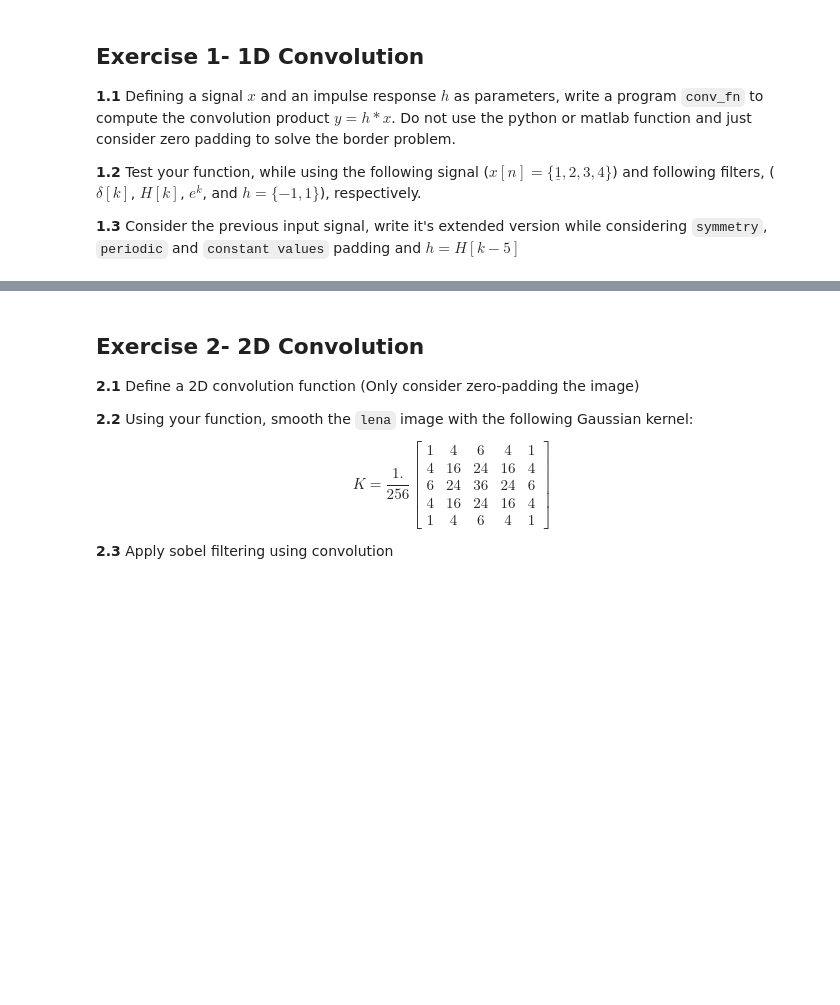
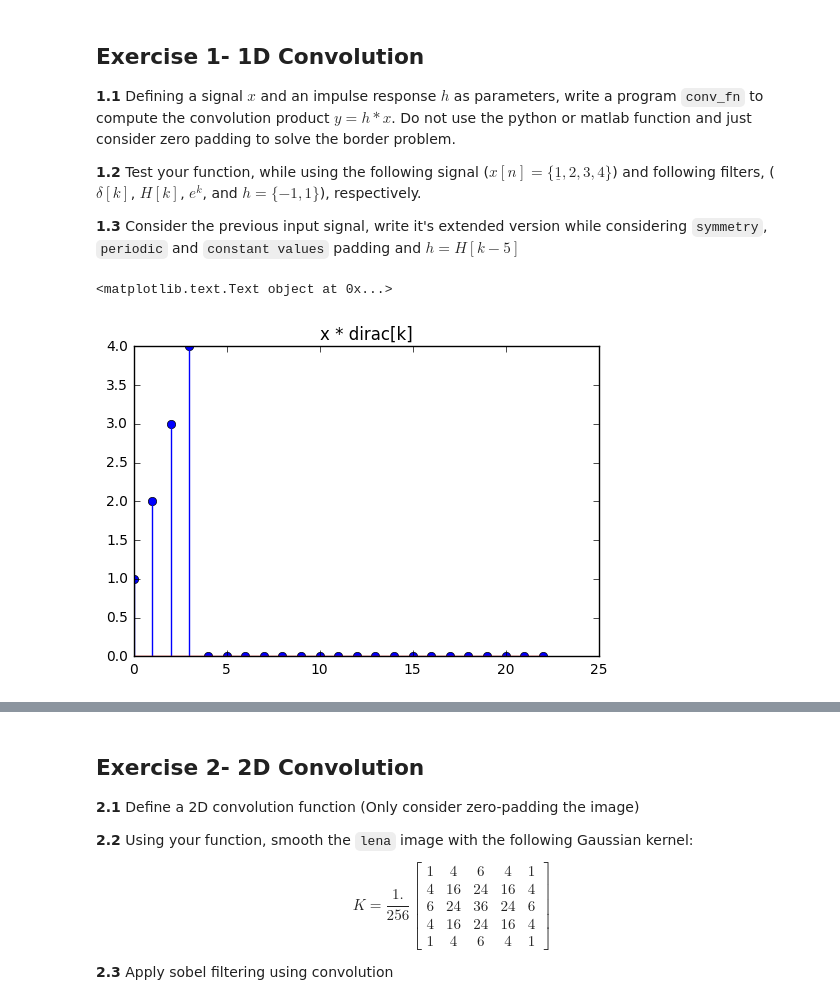
Before and after one commit to gopi231091/DSP-TP-1617, a Jupyter notebook: Lab3/python/Lab3.ipynb, the cells around one changed output, grey strips where cells are left out. Saved outputs shown, nothing was run; the diff lists cells and outputs as text; code cells hidden in the pictures; blank space fills up the shorter version.

```diff
--- a/Lab3/python/Lab3.ipynb
+++ b/Lab3/python/Lab3.ipynb
@@ -26,17 +26,35 @@ Pretty printing has been turned ON
 **1.3** Consider the previous input signal, write it's extended version while considering `symmetry`, `periodic` and `constant values` padding and $h = H[k-5]$
 # %%
 def conv_fn(x,h):
-    max1 = len(x) + len(h) + 1
-    y = np.zeros(len(h))
+    max1 = len(x) + len(h) - 1  # max length of linear convolution
+    y = np.zeros(len(h)-1)
     y= np.append(y,x)
-    y = np.append(y,np.zeros(len(h)))
+    y = np.append(y,np.zeros(len(h)-1)) # zero padding
     output = np.zeros(max1)
 
-    hf = h[::-1]
+    hf = h[::-1]  #inverting signal
 
     for idx in range(max1):
         for i_idx in range(len(h)):
-            output[idx] = np.sum(hf[i_idx]* y[idx+i_idx])
+            output[idx] += hf[i_idx]* y[idx+i_idx] #signal moved, multiplied, and added
 
 
     return output
+# %%
+def dirac(n=0, N=20):
+    if n > N-1:
+        raise ValueError('n should be in 0 to N-1')
+    s = np.zeros((N, ))
+    s[n] = 1
+    return s
+
+x = [1,2,3,4]
+dirac = dirac()
+
+plt.figure()
+#convolution of x and dirac
+plt.stem(conv_fn(x,dirac))
+plt.title('x * dirac[k]')
+# %% [output]
+<matplotlib.text.Text object at 0x...>
+[figure, added]
```
Also changed, not shown: parts of 9 cells of this notebook, 1 other file.
